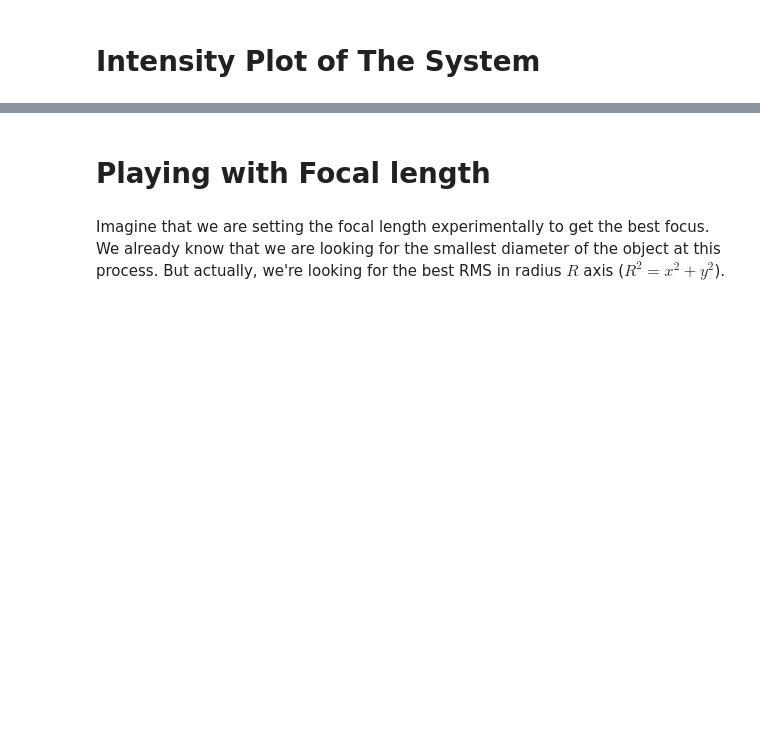
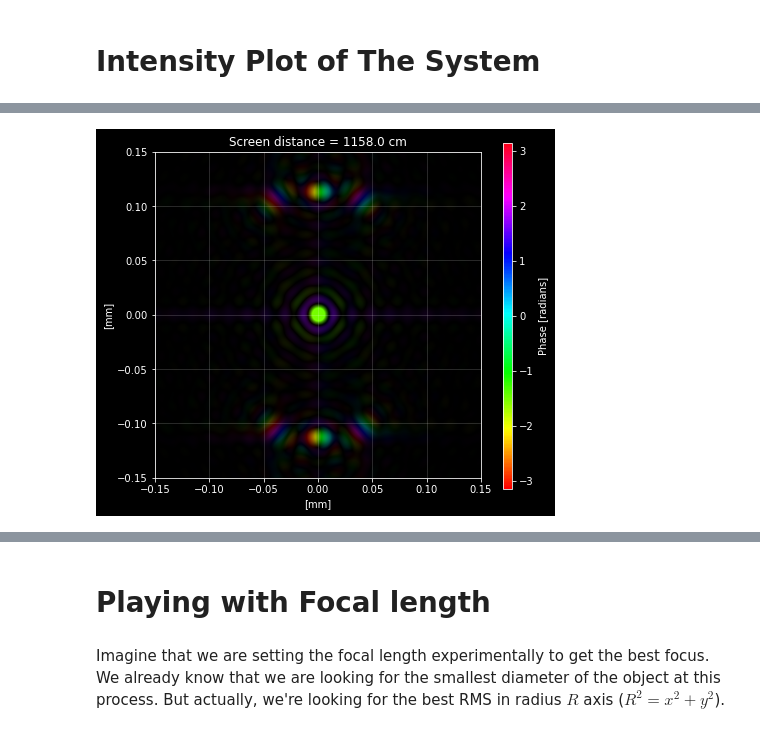
Before and after one commit to irfanimaduddin/doublestar_grating_diffraction, a Jupyter notebook: diffractsimv2.ipynb, the cells around one changed output, grey strips where cells are left out. Saved outputs shown, nothing was run; the diff lists cells and outputs as text; code cells hidden in the pictures; blank space fills up the shorter version.

```diff
--- a/diffractsimv2.ipynb
+++ b/diffractsimv2.ipynb
@@ -208,0 +207,6 @@ F.plot_colors(rgb)
+# %%
+# plot the phase of the PSF and check there is no aliasing to continue with new propagations
+E = F.get_field()
+F.plot_phase(E, grid = True)
+# %% [output]
+[figure, added]
```
Also changed, not shown: parts of 41 cells of this notebook, 2 other files.
